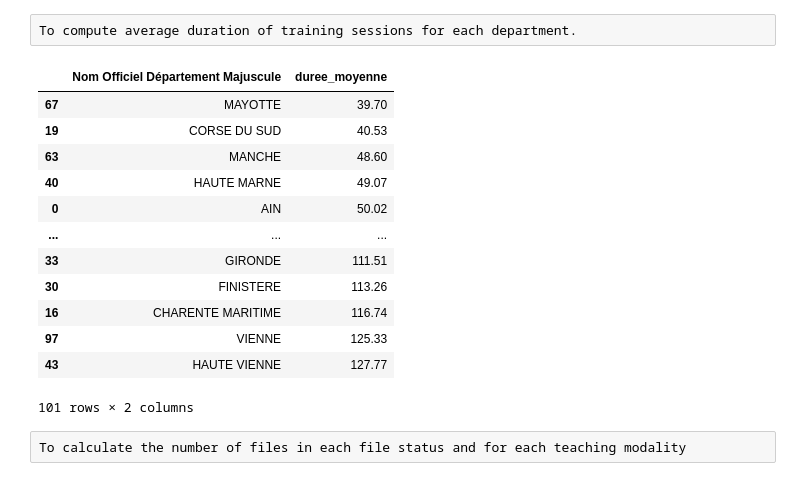
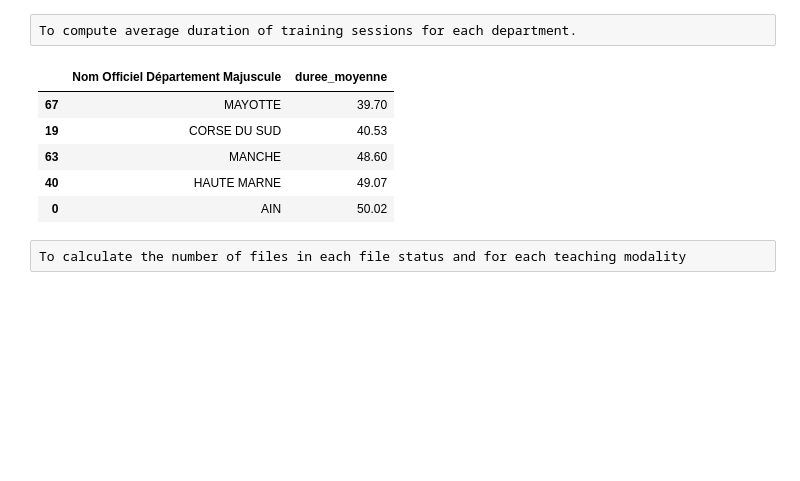
Before and after one commit to JosephYudita/auto, a Jupyter notebook: autonomous application on a dataset(Yudita).ipynb, the cells around one changed output. Cells and saved outputs as stored; diff of their text form; code cells hidden in the pictures; blank space fills up the shorter version.

```diff
--- a/autonomous application on a dataset(Yudita).ipynb
+++ b/autonomous application on a dataset(Yudita).ipynb
@@ -120,21 +122,15 @@ To compute average duration of training sessions for each department.
 # %%
 pd.set_option("display.precision",2)
 duree=data.groupby("Nom Officiel Département Majuscule")["duree_moyenne"].mean().reset_index()
-duree.sort_values("duree_moyenne")
+duree=duree.sort_values("duree_moyenne")
+duree.head()
 # %% [output]
 |  | Nom Officiel Département Majuscule | duree_moyenne |
 | 67 | MAYOTTE | 39.70 |
 | 19 | CORSE DU SUD | 40.53 |
 | 63 | MANCHE | 48.60 |
 | 40 | HAUTE MARNE | 49.07 |
 | 0 | AIN | 50.02 |
-| ... | ... | ... |
-| 33 | GIRONDE | 111.51 |
-| 30 | FINISTERE | 113.26 |
-| 16 | CHARENTE MARITIME | 116.74 |
-| 97 | VIENNE | 125.33 |
-| 43 | HAUTE VIENNE | 127.77 |
-101 rows × 2 columns
 # %% [raw]
 To calculate the number of files in each file status and for each teaching modality
 # %%
```
Also changed, not shown: parts of 4 cells of this notebook.
